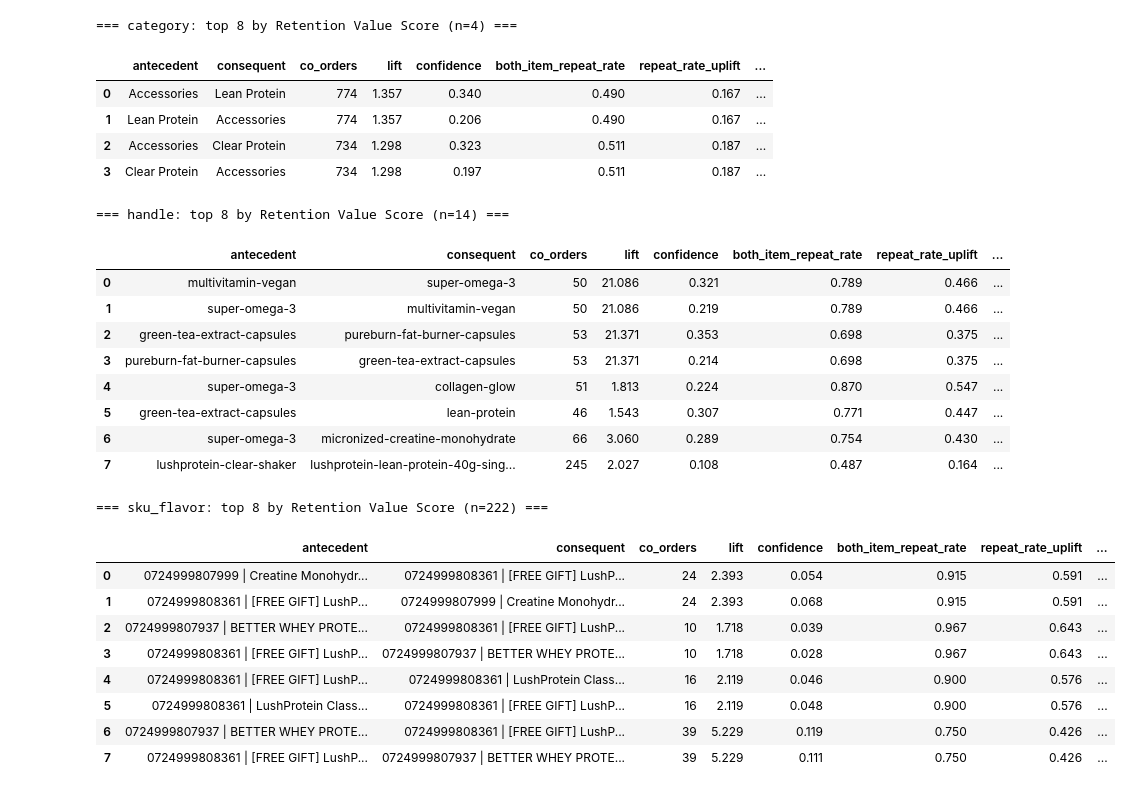
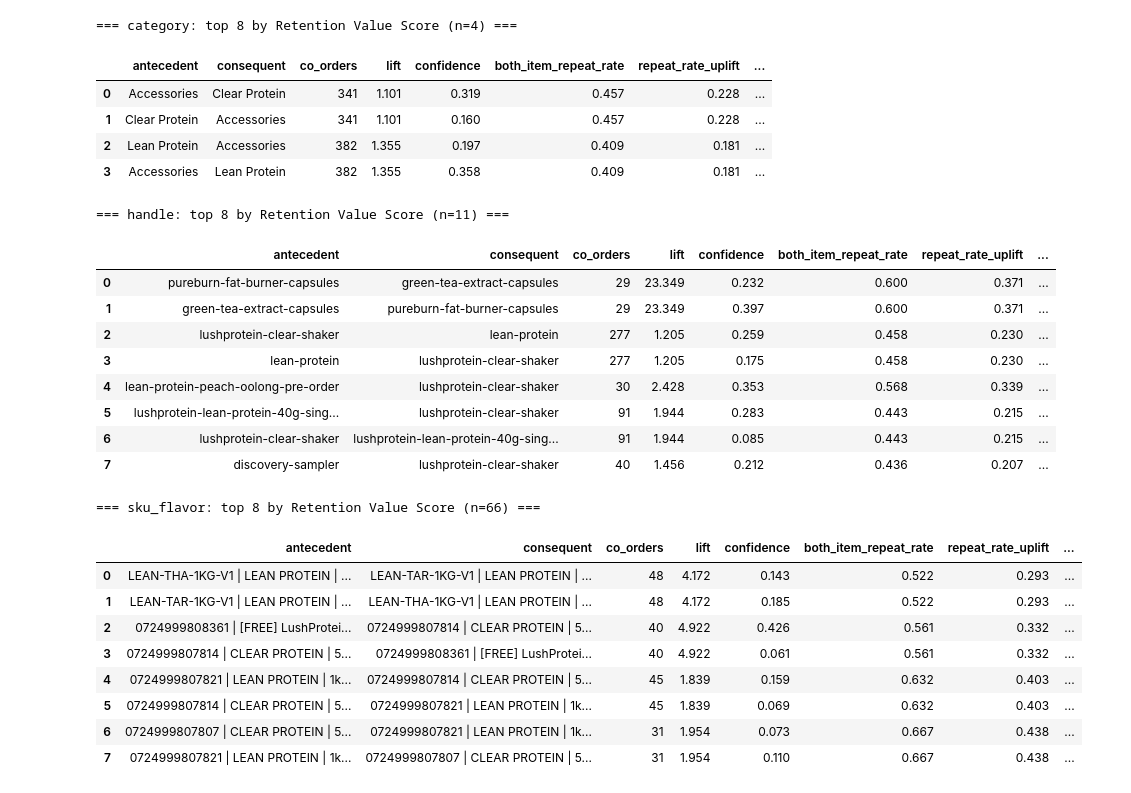
Before and after one commit to AdityaVijay1/lushprotein, a Jupyter notebook: product_mba/03_retention_aware_mba.ipynb, the cells around one changed output. Drawn from its saved outputs; the diff is of its cells as text; code cells hidden in the pictures.

```diff
--- a/product_mba/03_retention_aware_mba.ipynb
+++ b/product_mba/03_retention_aware_mba.ipynb
@@ -32,10 +20,9 @@ def find_project_root(start=None):
     raise FileNotFoundError("Could not locate project root containing EDA/outputs and product_mba")
 
 PROJECT_ROOT = find_project_root()
-EDA_OUTPUTS = PROJECT_ROOT / "EDA" / "outputs"
+EDA = PROJECT_ROOT / "EDA" / "outputs_finals"   # FINALS cohort
 MBA_OUTPUTS = PROJECT_ROOT / "product_mba" / "outputs"
 MBA_OUTPUTS.mkdir(exist_ok=True)
-
 pd.set_option("display.float_format", lambda v: f"{v:,.3f}")
-print("Project root found")
+print("Finals cohort:", EDA.name)
 # %% [output]
@@ -69,6 +70,6 @@ The retention cliff (cross-sell as a retention lever):
 # %%
 # --- Re-score every 02 rule by retention impact, not raw lift ---
-MIN_BOTH_CUSTOMERS = 30  # ignore rules whose "bought-both" segment is too small to trust
+MIN_BOTH_CUSTOMERS = 30
 
 def minmax(s):
     s = s.astype(float)
@@ -81,73 +82,62 @@ def retention_score(level):
     df = pd.read_csv(MBA_OUTPUTS / f"mba_rules_{level}.csv")
     if df.empty:
         return df
-    # average estimated margin of the two items (directional, per 00_margin_data caveats)
     df["pair_est_margin_pct"] = df[["antecedent_item_est_margin_pct",
                                     "consequent_item_est_margin_pct"]].mean(axis=1)
-
-    # uplift vs the typical customer
     df["repeat_rate_uplift"] = df["both_item_repeat_rate"] - BASE_REPEAT
     df["subscription_uplift"] = df["both_item_pct_subscribed"] - BASE_SUB
     df["ltv_ratio"] = df["both_item_avg_ltv"] / BASE_LTV
-
     df["trustworthy"] = df["both_item_customers"] >= MIN_BOTH_CUSTOMERS
     scored = df[df["trustworthy"]].copy()
     if scored.empty:
         scored = df.copy()
-
-    # composite Retention Value Score — retention-weighted, with lift/scale/margin as support
     scored["n_repeat_uplift"] = minmax(scored["repeat_rate_uplift"])
     scored["n_sub_uplift"] = minmax(scored["subscription_uplift"])
     scored["n_lift"] = minmax(scored["lift"])
     scored["n_scale"] = minmax(np.log1p(scored["co_orders"]))
     scored["n_margin"] = minmax(scored["pair_est_margin_pct"].fillna(scored["pair_est_margin_pct"].median()))
-
     scored["retention_value_score"] = (
-        0.30 * scored["n_repeat_uplift"]
-        + 0.25 * scored["n_sub_uplift"]
-        + 0.20 * scored["n_lift"]
-        + 0.15 * scored["n_scale"]
-        + 0.10 * scored["n_margin"]
-    )
+        0.30 * scored["n_repeat_uplift"] + 0.25 * scored["n_sub_uplift"]
+        + 0.20 * scored["n_lift"] + 0.15 * scored["n_scale"] + 0.10 * scored["n_margin"])
     scored["level"] = level
     return scored.sort_values("retention_value_score", ascending=False)
 
 show_cols = ["antecedent", "consequent", "co_orders", "lift", "confidence",
              "both_item_repeat_rate", "repeat_rate_uplift", "both_item_pct_subscribed",
-             "subscription_uplift", "ltv_ratio", "pair_est_margin_pct", "retention_value_score"]
+             "subscription_uplift", "ltv_ratio", "retention_value_score"]
 
 scored_tables = {}
 for level in ["category", "handle", "sku_flavor"]:
     s = retention_score(level)
     scored_tables[level] = s
     s.to_csv(MBA_OUTPUTS / f"mba_rules_retention_scored_{level}.csv", index=False)
     print(f"\n=== {level}: top 8 by Retention Value Score (n={len(s)}) ===")
     display(s[show_cols].head(8).reset_index(drop=True))
 # %% [output]
 === category: top 8 by Retention Value Score (n=4) ===
 |  | antecedent | consequent | co_orders | lift | confidence | both_item_repeat_rate | repeat_rate_uplift | ... |
-| 0 | Accessories | Lean Protein | 774 | 1.357 | 0.340 | 0.490 | 0.167 | ... |
-| 1 | Lean Protein | Accessories | 774 | 1.357 | 0.206 | 0.490 | 0.167 | ... |
-| 2 | Accessories | Clear Protein | 734 | 1.298 | 0.323 | 0.511 | 0.187 | ... |
-| 3 | Clear Protein | Accessories | 734 | 1.298 | 0.197 | 0.511 | 0.187 | ... |
+| 0 | Accessories | Clear Protein | 341 | 1.101 | 0.319 | 0.457 | 0.228 | ... |
+| 1 | Clear Protein | Accessories | 341 | 1.101 | 0.160 | 0.457 | 0.228 | ... |
+| 2 | Lean Protein | Accessories | 382 | 1.355 | 0.197 | 0.409 | 0.181 | ... |
+| 3 | Accessories | Lean Protein | 382 | 1.355 | 0.358 | 0.409 | 0.181 | ... |
-=== handle: top 8 by Retention Value Score (n=14) ===
+=== handle: top 8 by Retention Value Score (n=11) ===
 |  | antecedent | consequent | co_orders | lift | confidence | both_item_repeat_rate | repeat_rate_uplift | ... |
-| 0 | multivitamin-vegan | super-omega-3 | 50 | 21.086 | 0.321 | 0.789 | 0.466 | ... |
-| 1 | super-omega-3 | multivitamin-vegan | 50 | 21.086 | 0.219 | 0.789 | 0.466 | ... |
-| 2 | green-tea-extract-capsules | pureburn-fat-burner-capsules | 53 | 21.371 | 0.353 | 0.698 | 0.375 | ... |
-| 3 | pureburn-fat-burner-capsules | green-tea-extract-capsules | 53 | 21.371 | 0.214 | 0.698 | 0.375 | ... |
-| 4 | super-omega-3 | collagen-glow | 51 | 1.813 | 0.224 | 0.870 | 0.547 | ... |
-| 5 | green-tea-extract-capsules | lean-protein | 46 | 1.543 | 0.307 | 0.771 | 0.447 | ... |
-| 6 | super-omega-3 | micronized-creatine-monohydrate | 66 | 3.060 | 0.289 | 0.754 | 0.430 | ... |
-| 7 | lushprotein-clear-shaker | lushprotein-lean-protein-40g-sing... | 245 | 2.027 | 0.108 | 0.487 | 0.164 | ... |
+| 0 | pureburn-fat-burner-capsules | green-tea-extract-capsules | 29 | 23.349 | 0.232 | 0.600 | 0.371 | ... |
+| 1 | green-tea-extract-capsules | pureburn-fat-burner-capsules | 29 | 23.349 | 0.397 | 0.600 | 0.371 | ... |
+| 2 | lushprotein-clear-shaker | lean-protein | 277 | 1.205 | 0.259 | 0.458 | 0.230 | ... |
+| 3 | lean-protein | lushprotein-clear-shaker | 277 | 1.205 | 0.175 | 0.458 | 0.230 | ... |
+| 4 | lean-protein-peach-oolong-pre-order | lushprotein-clear-shaker | 30 | 2.428 | 0.353 | 0.568 | 0.339 | ... |
+| 5 | lushprotein-lean-protein-40g-sing... | lushprotein-clear-shaker | 91 | 1.944 | 0.283 | 0.443 | 0.215 | ... |
+| 6 | lushprotein-clear-shaker | lushprotein-lean-protein-40g-sing... | 91 | 1.944 | 0.085 | 0.443 | 0.215 | ... |
+| 7 | discovery-sampler | lushprotein-clear-shaker | 40 | 1.456 | 0.212 | 0.436 | 0.207 | ... |
-=== sku_flavor: top 8 by Retention Value Score (n=222) ===
+=== sku_flavor: top 8 by Retention Value Score (n=66) ===
 |  | antecedent | consequent | co_orders | lift | confidence | both_item_repeat_rate | repeat_rate_uplift | ... |
-| 0 | 0724999807999 | Creatine Monohydr... | 0724999808361 | [FREE GIFT] LushP... | 24 | 2.393 | 0.054 | 0.915 | 0.591 | ... |
-| 1 | 0724999808361 | [FREE GIFT] LushP... | 0724999807999 | Creatine Monohydr... | 24 | 2.393 | 0.068 | 0.915 | 0.591 | ... |
-| 2 | 0724999807937 | BETTER WHEY PROTE... | 0724999808361 | [FREE GIFT] LushP... | 10 | 1.718 | 0.039 | 0.967 | 0.643 | ... |
-| 3 | 0724999808361 | [FREE GIFT] LushP... | 0724999807937 | BETTER WHEY PROTE... | 10 | 1.718 | 0.028 | 0.967 | 0.643 | ... |
-| 4 | 0724999808361 | [FREE GIFT] LushP... | 0724999808361 | LushProtein Class... | 16 | 2.119 | 0.046 | 0.900 | 0.576 | ... |
-| 5 | 0724999808361 | LushProtein Class... | 0724999808361 | [FREE GIFT] LushP... | 16 | 2.119 | 0.048 | 0.900 | 0.576 | ... |
-| 6 | 0724999807937 | BETTER WHEY PROTE... | 0724999808361 | [FREE GIFT] LushP... | 39 | 5.229 | 0.119 | 0.750 | 0.426 | ... |
-| 7 | 0724999808361 | [FREE GIFT] LushP... | 0724999807937 | BETTER WHEY PROTE... | 39 | 5.229 | 0.111 | 0.750 | 0.426 | ... |
+| 0 | LEAN-THA-1KG-V1 | LEAN PROTEIN | ... | LEAN-TAR-1KG-V1 | LEAN PROTEIN | ... | 48 | 4.172 | 0.143 | 0.522 | 0.293 | ... |
+| 1 | LEAN-TAR-1KG-V1 | LEAN PROTEIN | ... | LEAN-THA-1KG-V1 | LEAN PROTEIN | ... | 48 | 4.172 | 0.185 | 0.522 | 0.293 | ... |
+| 2 | 0724999808361 | [FREE] LushProtei... | 0724999807814 | CLEAR PROTEIN | 5... | 40 | 4.922 | 0.426 | 0.561 | 0.332 | ... |
+| 3 | 0724999807814 | CLEAR PROTEIN | 5... | 0724999808361 | [FREE] LushProtei... | 40 | 4.922 | 0.061 | 0.561 | 0.332 | ... |
+| 4 | 0724999807821 | LEAN PROTEIN | 1k... | 0724999807814 | CLEAR PROTEIN | 5... | 45 | 1.839 | 0.159 | 0.632 | 0.403 | ... |
+| 5 | 0724999807814 | CLEAR PROTEIN | 5... | 0724999807821 | LEAN PROTEIN | 1k... | 45 | 1.839 | 0.069 | 0.632 | 0.403 | ... |
+| 6 | 0724999807807 | CLEAR PROTEIN | 5... | 0724999807821 | LEAN PROTEIN | 1k... | 31 | 1.954 | 0.073 | 0.667 | 0.438 | ... |
+| 7 | 0724999807821 | LEAN PROTEIN | 1k... | 0724999807807 | CLEAR PROTEIN | 5... | 31 | 1.954 | 0.110 | 0.667 | 0.438 | ... |
 # %%
```
Also changed, not shown: parts of 8 cells of this notebook, 33 other files.
